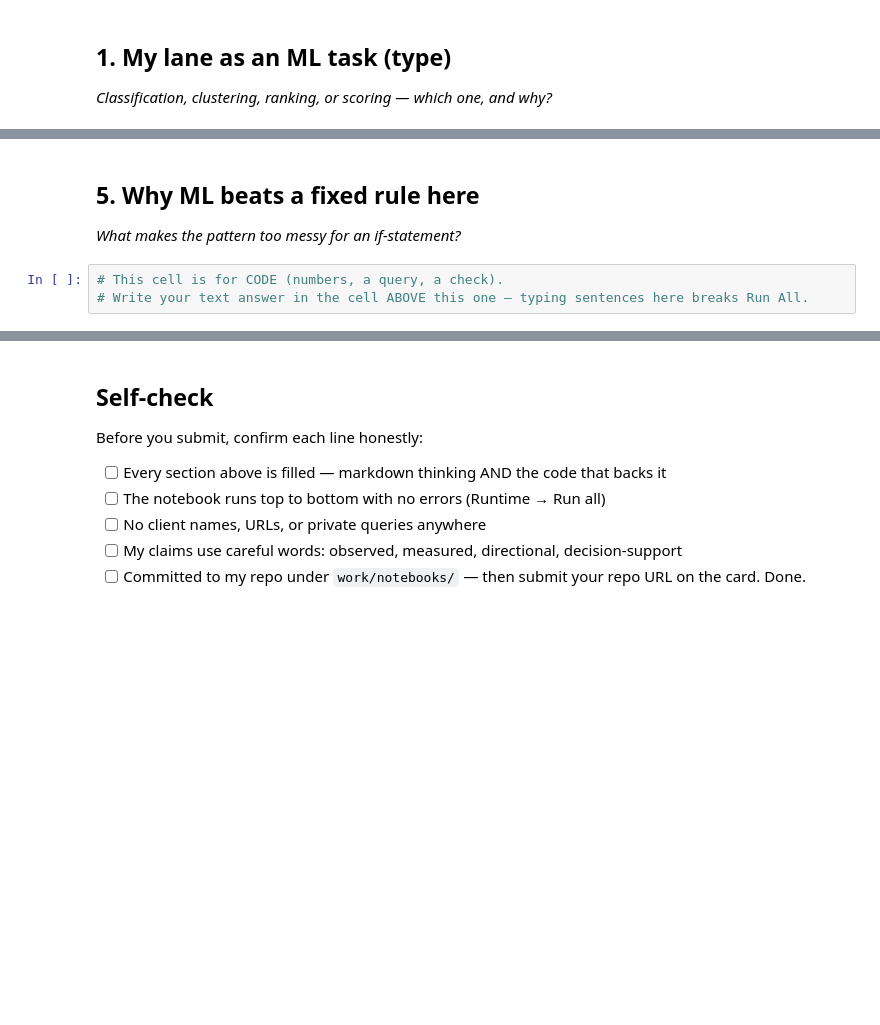
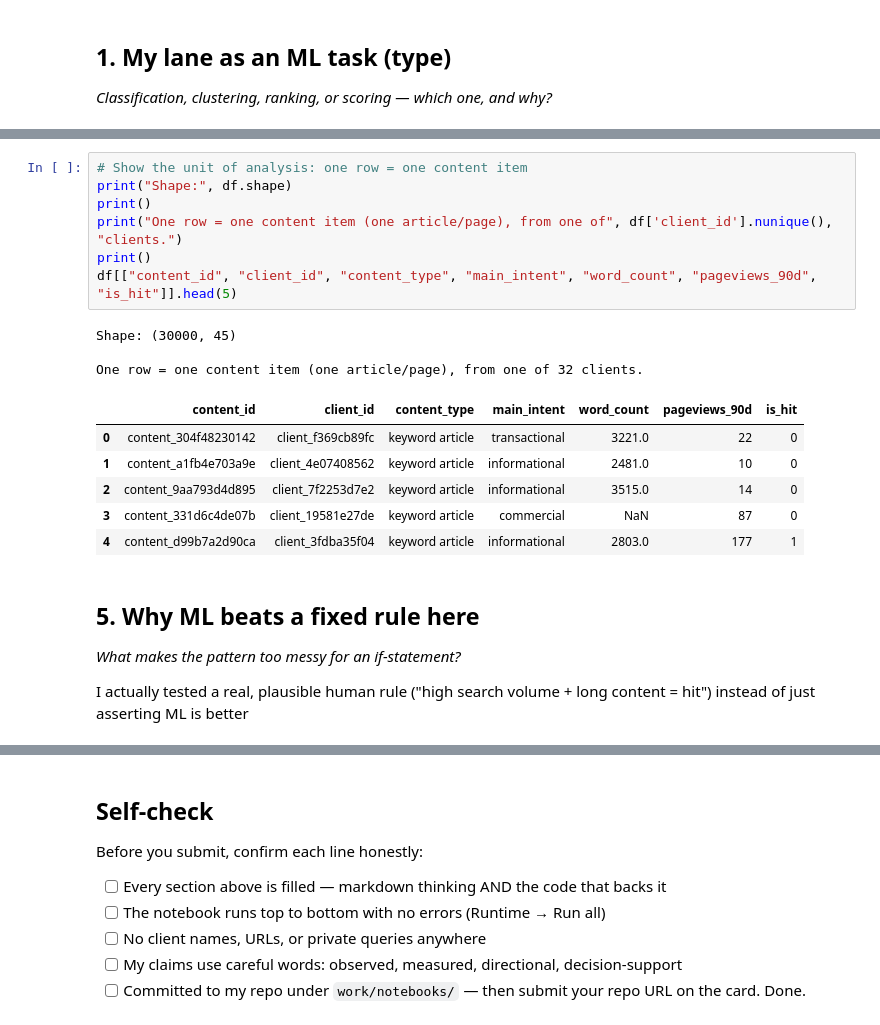
Before and after one commit to nazama-tech/Flyrank-Ml-internship, a Jupyter notebook: work/notebooks/w02_ml_task_framing.ipynb, the cells around one changed output, grey strips where cells are left out. Cells and saved outputs as stored; diff of their text form; blank space fills up the shorter version.

```diff
--- a/work/notebooks/w02_ml_task_framing.ipynb
+++ b/work/notebooks/w02_ml_task_framing.ipynb
@@ -37,7 +112,23 @@ This skeleton is yours to fill. Work the sections **in order** — each one has
+# %%
+# Show the unit of analysis: one row = one content item
+print("Shape:", df.shape)
+print()
+print("One row = one content item (one article/page), from one of", df['client_id'].nunique(), "clients.")
+print()
+df[["content_id", "client_id", "content_type", "main_intent", "word_count", "pageviews_90d", "is_hit"]].head(5)
+# %% [output]
+Shape: (30000, 45)
+
+One row = one content item (one article/page), from one of 32 clients.
+|  | content_id | client_id | content_type | main_intent | word_count | pageviews_90d | is_hit |
+| 0 | content_304f48230142 | client_f369cb89fc | keyword article | transactional | 3221.0 | 22 | 0 |
+| 1 | content_a1fb4e703a9e | client_4e07408562 | keyword article | informational | 2481.0 | 10 | 0 |
+| 2 | content_9aa793d4d895 | client_7f2253d7e2 | keyword article | informational | 3515.0 | 14 | 0 |
+| 3 | content_331d6c4de07b | client_19581e27de | keyword article | commercial | NaN | 87 | 0 |
+| 4 | content_d99b7a2d90ca | client_3fdba35f04 | keyword article | informational | 2803.0 | 177 | 1 |
 # %% [markdown]
 ## 5. Why ML beats a fixed rule here
 
 *What makes the pattern too messy for an if-statement?*
+
+I actually tested a real, plausible human rule ("high search volume + long content = hit") instead of just asserting ML is better
-# %%
-# This cell is for CODE (numbers, a query, a check).
-# Write your text answer in the cell ABOVE this one — typing sentences here breaks Run All.
```
Also changed, not shown: parts of 16 cells of this notebook.
